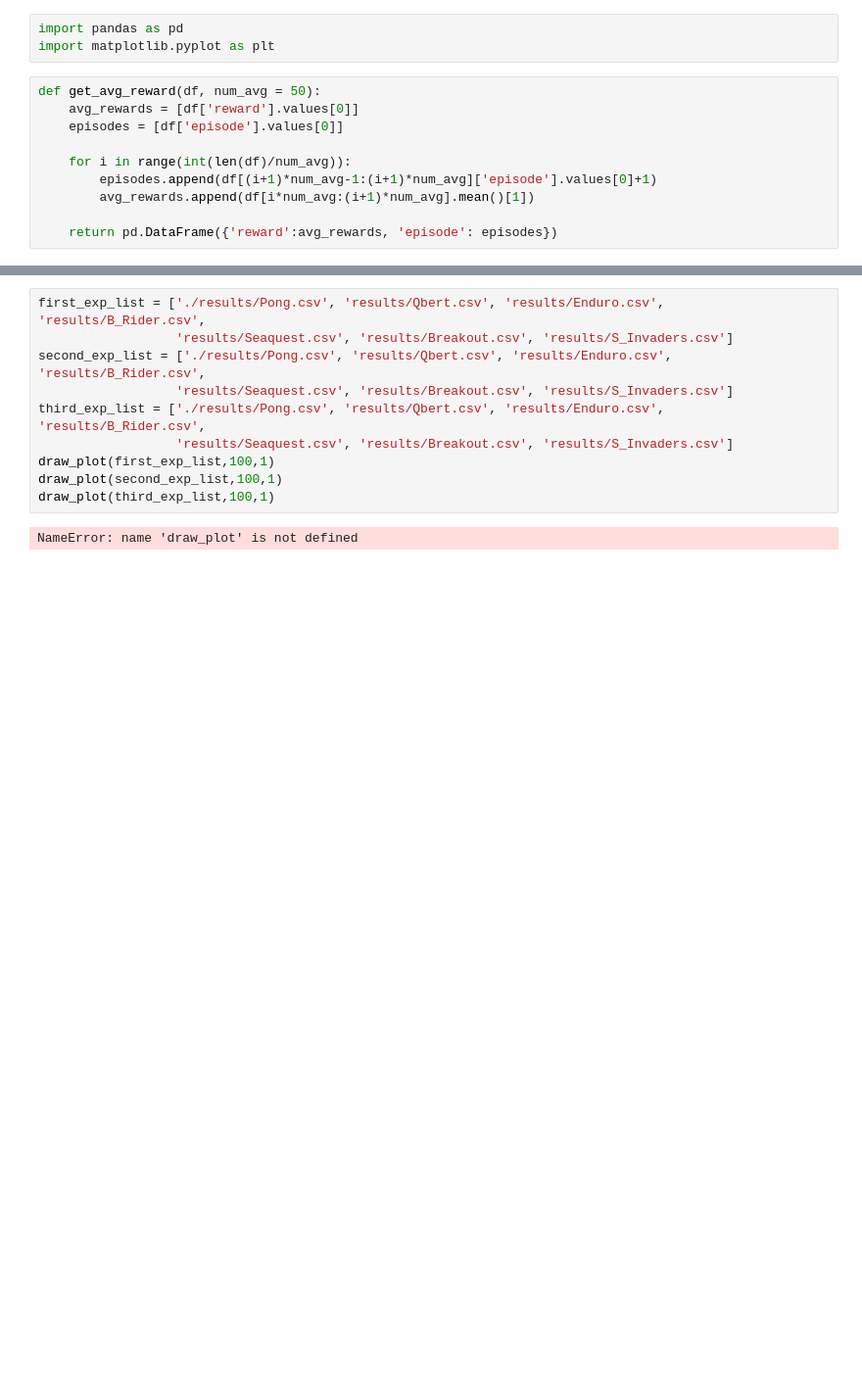
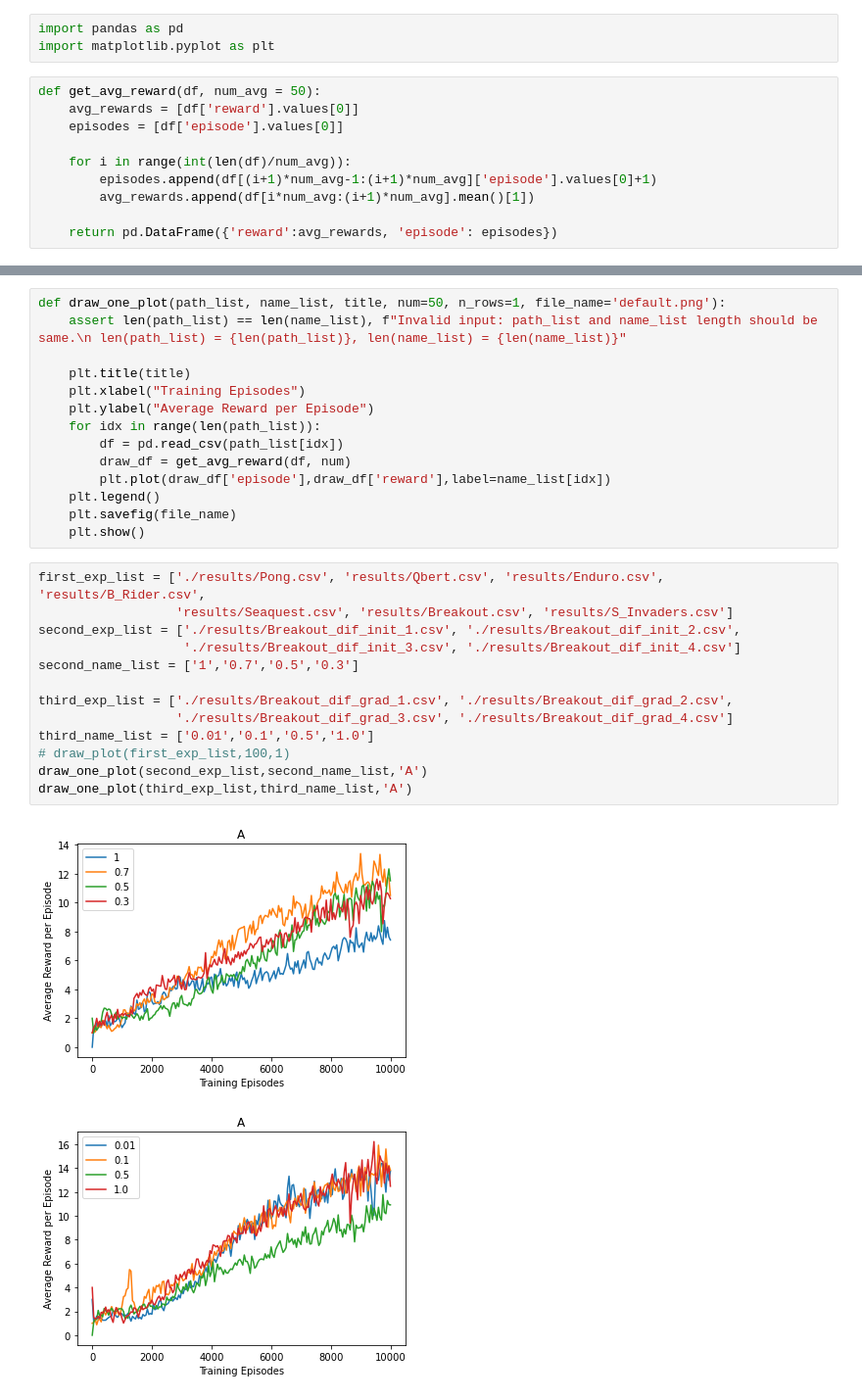
Before and after one commit to kim-jin-seop/playing_atari_with_deep_reinforcement_learning, a Jupyter notebook: code/visualization.ipynb, the cells around one changed output, grey strips where cells are left out. Shown at 98% size. Cells and saved outputs as stored; diff of their text form; blank space fills up the shorter version.

```diff
--- a/code/visualization.ipynb
+++ b/code/visualization.ipynb
@@ -36,15 +41,33 @@ def draw_plot(path_list, num=50, n_rows=1, file_name='default.png'):
         axes[idx].plot(draw_df['episode'],draw_df['reward'],color="green")
     plt.savefig(file_name)
     plt.show()
+# %%
+def draw_one_plot(path_list, name_list, title, num=50, n_rows=1, file_name='default.png'):
+    assert len(path_list) == len(name_list), f"Invalid input: path_list and name_list length should be same.\n len(path_list) = {len(path_list)}, len(name_list) = {len(name_list)}"
+
+    plt.title(title)
+    plt.xlabel("Training Episodes")
+    plt.ylabel("Average Reward per Episode")
+    for idx in range(len(path_list)):
+        df = pd.read_csv(path_list[idx])
+        draw_df = get_avg_reward(df, num)
+        plt.plot(draw_df['episode'],draw_df['reward'],label=name_list[idx])
+    plt.legend()
+    plt.savefig(file_name)
+    plt.show()
 # %%
 first_exp_list = ['./results/Pong.csv', 'results/Qbert.csv', 'results/Enduro.csv', 'results/B_Rider.csv',
                   'results/Seaquest.csv', 'results/Breakout.csv', 'results/S_Invaders.csv']
-second_exp_list = ['./results/Pong.csv', 'results/Qbert.csv', 'results/Enduro.csv', 'results/B_Rider.csv',
-                  'results/Seaquest.csv', 'results/Breakout.csv', 'results/S_Invaders.csv']
-third_exp_list = ['./results/Pong.csv', 'results/Qbert.csv', 'results/Enduro.csv', 'results/B_Rider.csv',
-                  'results/Seaquest.csv', 'results/Breakout.csv', 'results/S_Invaders.csv']
-draw_plot(first_exp_list,100,1)
-draw_plot(second_exp_list,100,1)
-draw_plot(third_exp_list,100,1)
+second_exp_list = ['./results/Breakout_dif_init_1.csv', './results/Breakout_dif_init_2.csv',
+                   './results/Breakout_dif_init_3.csv', './results/Breakout_dif_init_4.csv']
+second_name_list = ['1','0.7','0.5','0.3']
+
+third_exp_list = ['./results/Breakout_dif_grad_1.csv', './results/Breakout_dif_grad_2.csv',
+                  './results/Breakout_dif_grad_3.csv', './results/Breakout_dif_grad_4.csv']
+third_name_list = ['0.01','0.1','0.5','1.0']
+# draw_plot(first_exp_list,100,1)
+draw_one_plot(second_exp_list,second_name_list,'A')
+draw_one_plot(third_exp_list,third_name_list,'A')
 # %% [output]
-NameError: name 'draw_plot' is not defined
+[figure, added]
+[figure, added]
```
Also changed, not shown: parts of 2 cells of this notebook, 1 other file.
